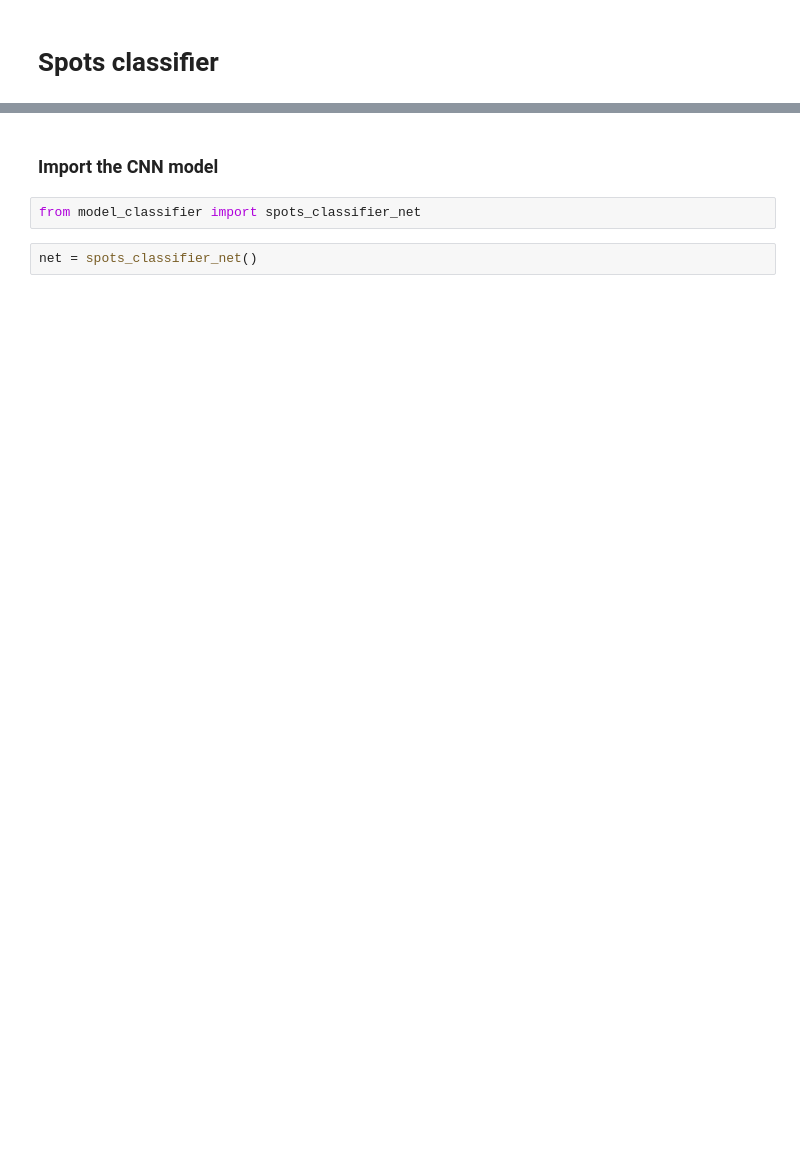
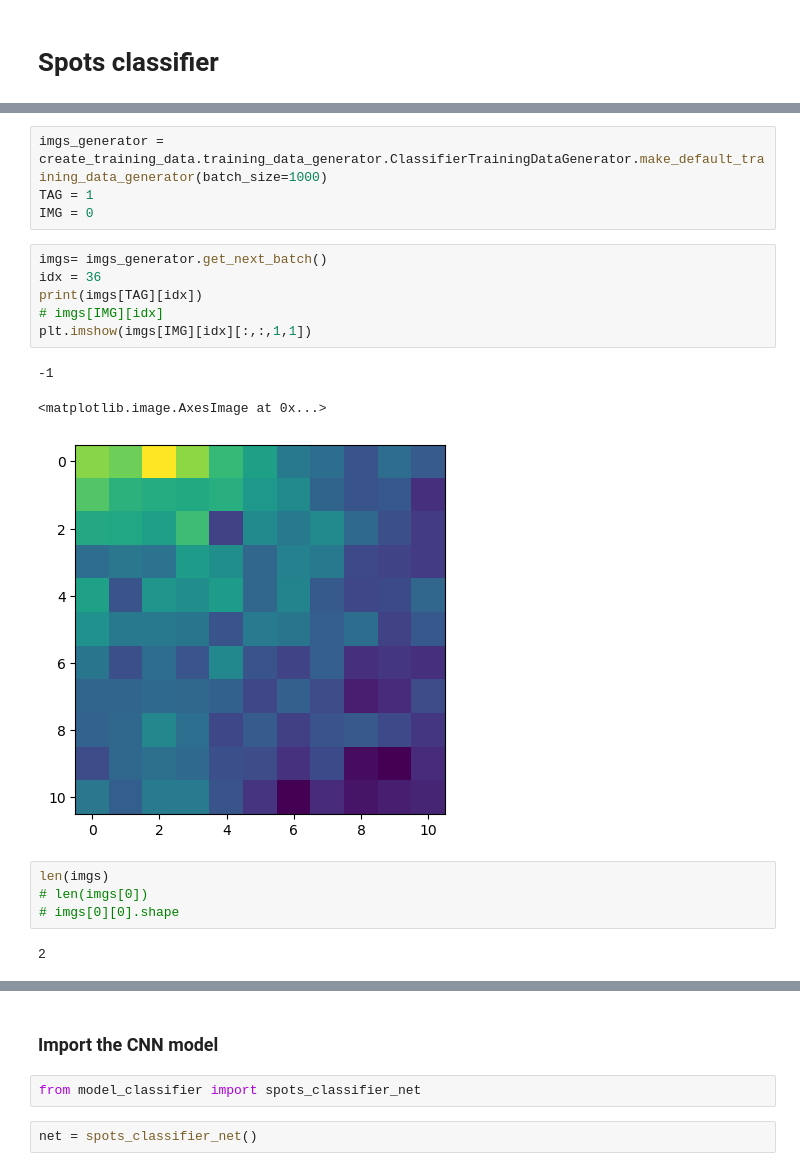
Before and after one commit to LiorAvrahami/smfish_spot_detection, a Jupyter notebook: neural_network/spot_classifier.ipynb, the cells around one changed output, grey strips where cells are left out. Cells and saved outputs as stored; diff of their text form; blank space fills up the shorter version.

Commit message:
model and spot classifier

```diff
--- a/neural_network/spot_classifier.ipynb
+++ b/neural_network/spot_classifier.ipynb
@@ -24,0 +36,20 @@ TypeError: 'type' object is not subscriptable
+# %%
+imgs_generator = create_training_data.training_data_generator.ClassifierTrainingDataGenerator.make_default_training_data_generator(batch_size=1000)
+TAG = 1
+IMG = 0
+# %%
+imgs= imgs_generator.get_next_batch()
+idx = 36
+print(imgs[TAG][idx])
+# imgs[IMG][idx]
+plt.imshow(imgs[IMG][idx][:,:,1,1])
+# %% [output]
+-1
+<matplotlib.image.AxesImage at 0x...>
+[figure, added]
+# %%
+len(imgs)
+# len(imgs[0])
+# imgs[0][0].shape
+# %% [output]
+2
```
Also changed, not shown: parts of 17 cells of this notebook, 1 other file.
